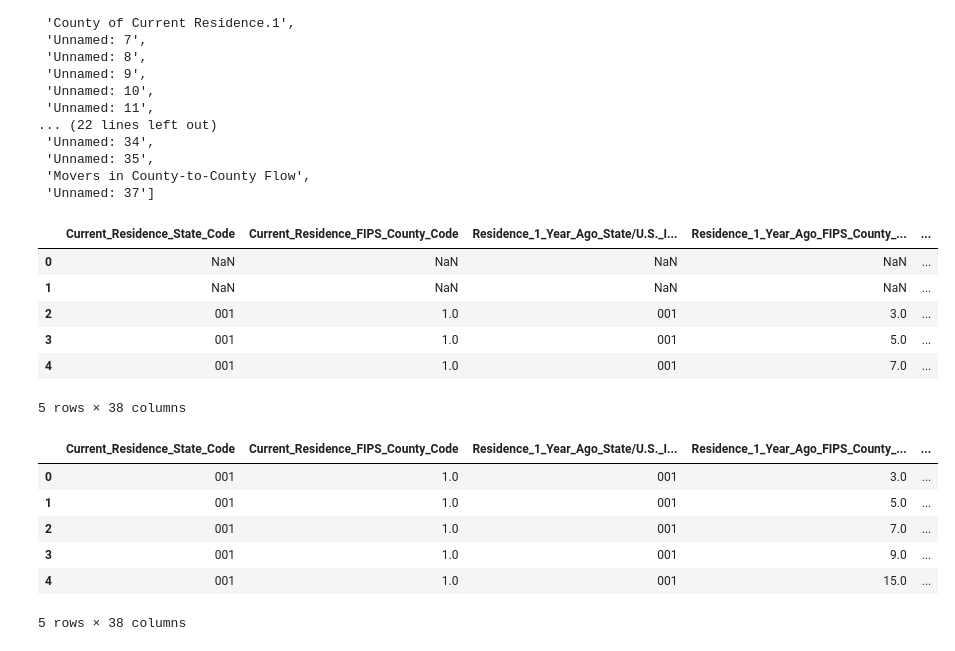
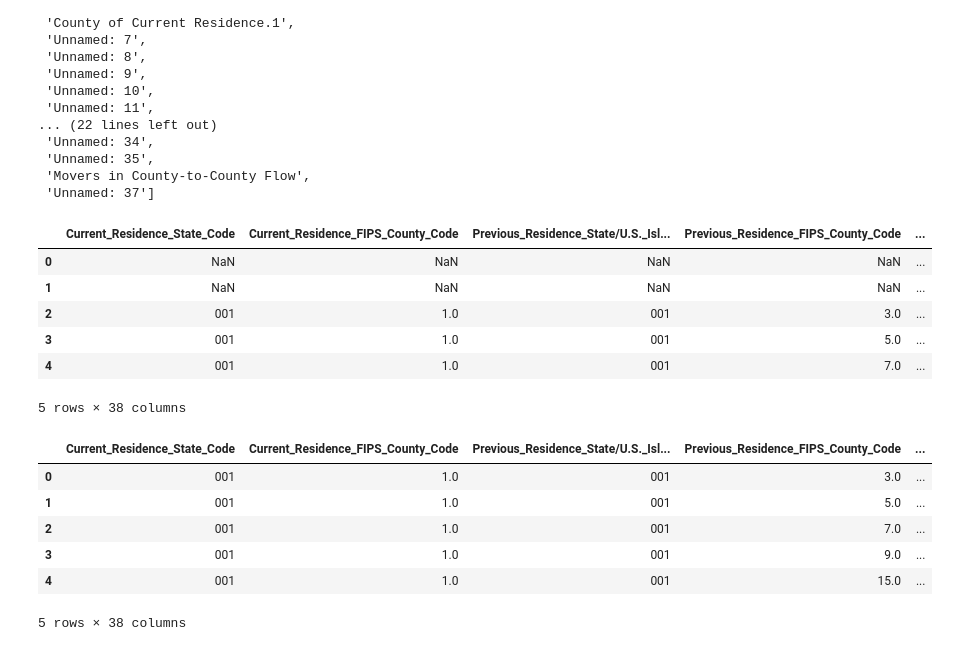
Before and after one commit to Bhargavi-ng/Migration_and_Housing, a Jupyter notebook: current_residence_county_CleanUp.ipynb, the cells around one changed output. Drawn from its saved outputs; the diff is of its cells as text; code cells hidden in the pictures.

```diff
--- a/current_residence_county_CleanUp.ipynb
+++ b/current_residence_county_CleanUp.ipynb
@@ -41,47 +41,47 @@ list(current_residence_df.columns.values)
 # %%
 #Rename columns and replace spaces with underscore
 current_residence_df.rename(columns = {"Current Residence State Code":"Current_Residence_State_Code",
                             "Current Residence FIPS County Code":"Current_Residence_FIPS_County_Code",
-                            "Residence 1 Year Ago State/U.S. Island Area/Foreign Region Code":"Residence_1_Year_Ago_State/U.S._Island Area/Foreign_Region_Code",
-                            "Residence 1 Year Ago FIPS County Code":"Residence_1_Year_Ago_FIPS_County_Code",
-                            "State of Current Residence":"State_of_Current_Residence",
-                            "County of Current Residence":"County_of_Current_Residence",
-                            "County of Current Residence.1":"County_of_Current_Residence_Population_1_Year_and_Over",
-                            "Unnamed: 7":"County_of_Current_Residence_Population_1_Year_and_Over_MOE",
-                            "Unnamed: 8":"County_of_Current_Residence_Nonmovers",
-                            "Unnamed: 9":"County_of_Current_Residence_Nonmovers_MOE",
-                            "Unnamed: 10":"County_of_Current_Residence_Movers_within_United_States",
-                            "Unnamed: 11":"County_of_Current_Residence_Movers_within_United_States_1",
-                            "Unnamed: 12":"County_of_Current_Residence_Movers_within_Same_County",
-                            "Unnamed: 13":"County_of_Current_Residence_Movers_within_Same_County_MOE",
-                            "Unnamed: 14":"County_of_Current_Residence_Movers_from_Different_County_Same_State",
-                            "Unnamed: 15":"County_of_Current_Residence_Movers_from_Different_County_Same_State_MOE",
-                            "Unnamed: 16":"County_of_Current_Residence_Movers_from_Different_State",
-                            "Unnamed: 17":"County_of_Current_Residence_Movers_from_Different_State_MOE",
-                            "Unnamed: 18":"County_of_Current_Residence_Movers_from_Abroad",
-                            "Unnamed: 19":"County_of_Current_Residence_Movers_from_Abroad_MOE",
-                            "State/U.S. Island Area/Foreign Region of Residence 1 Year Ago":"State/U.S._Island_Area/Foreign_Region_of_Residence_1_Year_Ago",
-                            "County of Residence 1 Year Ago":"County_of_Residence_1_Year_Ago",
-                            "County of Residence 1 Year Ago.1":"County_of_Residence_1_Year_Ago_Population_1_Year_and_Over",
-                            "Unnamed: 23":"County_of_Residence_1_Year_Ago_Population_1_Year_and_Over_MOE",
-                            "Unnamed: 24":"County_of_Residence_1_Year_Ago_Nonmovers",
-                            "Unnamed: 25":"County_of_Residence_1_Year_Ago_Nonmovers_MOE",
-                            "Unnamed: 26":"County_of_Residence_1_Year_Ago_Movers_within_United_States_or_Puerto_Rico",
-                            "Unnamed: 27":"County_of_Residence_1_Year_Ago_Movers_within_United_States_or_Puerto_Rico_MOE",
-                            "Unnamed: 28":"County_of_Residence_1_Year_Ago_Movers_within_Same_County",
-                            "Unnamed: 29":"County_of_Residence_1_Year_Ago_Movers_within_Same_County_MOE",
-                            "Unnamed: 30":"County_of_Residence_1_Year_Ago_Movers_within_Different_County_Same_State",
-                            "Unnamed: 31":"County_of_Residence_1_Year_Ago_Movers_within_Different_County_Same_State_MOE",
-                            "Unnamed: 32":"County_of_Residence_1_Year_Ago_Movers_within_Different_State",
-                            "Unnamed: 33":"County_of_Residence_1_Year_Ago_Movers_within_Different_State_MOE",
-                            "Unnamed: 34":"County_of_Residence_1_Year_Ago_Movers_to_Puerto_Rico",
-                            "Unnamed: 35":"County_of_Residence_1_Year_Ago_Movers_to_Puerto_Rico_MOE",
+                            "Residence 1 Year Ago State/U.S. Island Area/Foreign Region Code":"Previous_Residence_State/U.S._Island Area/Foreign_Region_Code",
+                            "Residence 1 Year Ago FIPS County Code":"Previous_Residence_FIPS_County_Code",
+                            "State of Current Residence":"Current_Residence_State",
+                            "County of Current Residence":"Current_Residence_County",
+                            "County of Current Residence.1":"Current_Residence_County_Population_1_Year_and_Over",
+                            "Unnamed: 7":"Current_Residence_County_Population_1_Year_and_Over_MOE",
+                            "Unnamed: 8":"Current_Residence_County_Nonmovers",
+                            "Unnamed: 9":"Current_Residence_County_Nonmovers_MOE",
+                            "Unnamed: 10":"Current_Residence_Movers_within_United_States",
+                            "Unnamed: 11":"Current_Residence_Movers_within_United_States_1",
+                            "Unnamed: 12":"Current_Residence_Movers_within_Same_County",
+                            "Unnamed: 13":"Current_Residence_Movers_within_Same_County_MOE",
+                            "Unnamed: 14":"Current_Residence_Movers_from_Different_County_Same_State",
+                            "Unnamed: 15":"Current_Residence_Movers_from_Different_County_Same_State_MOE",
+                            "Unnamed: 16":"Current_Residence_Movers_from_Different_State",
+                            "Unnamed: 17":"Current_Residence_Movers_from_Different_State_MOE",
+                            "Unnamed: 18":"Current_Residence_Movers_from_Abroad",
+                            "Unnamed: 19":"Current_Residence_Movers_from_Abroad_MOE",
+                            "State/U.S. Island Area/Foreign Region of Residence 1 Year Ago":"Previous_Residence_State/U.S._Island_Area/Foreign_Region",
+                            "County of Residence 1 Year Ago":"Previous_Residence_County",
+                            "County of Residence 1 Year Ago.1":"Previous_Residence_County_Population_1_Year_and_Over",
+                            "Unnamed: 23":"Previous_Residence_County_Population_1_Year_and_Over_MOE",
+                            "Unnamed: 24":"Previous_Residence_County_Nonmovers",
+                            "Unnamed: 25":"Previous_Residence_County_Nonmovers_MOE",
+                            "Unnamed: 26":"Previous_Residence_Movers_within_United_States_or_Puerto_Rico",
+                            "Unnamed: 27":"Previous_Residence_Movers_within_United_States_or_Puerto_Rico_MOE",
+                            "Unnamed: 28":"Previous_Residence_Movers_within_Same_County",
+                            "Unnamed: 29":"Previous_Residence_Movers_within_Same_County_MOE",
+                            "Unnamed: 30":"Previous_Residence_Movers_within_Different_County_Same_State",
+                            "Unnamed: 31":"Previous_Residence_Movers_within_Different_County_Same_State_MOE",
+                            "Unnamed: 32":"Previous_Residence_Movers_within_Different_State",
+                            "Unnamed: 33":"Previous_Residence_Movers_within_Different_State_MOE",
+                            "Unnamed: 34":"Previous_Residence_Movers_to_Puerto_Rico",
+                            "Unnamed: 35":"Previous_Residence_Movers_to_Puerto_Rico_MOE",
                             "Movers in County-to-County Flow":"Movers_in_County_to_County_Flow",
                             "Unnamed: 37":"Movers_in_County_to_County_Flow_MOE"}
                            , inplace = True)
 current_residence_df.head()
 # %% [output]
-|  | Current_Residence_State_Code | Current_Residence_FIPS_County_Code | Residence_1_Year_Ago_State/U.S._I... | Residence_1_Year_Ago_FIPS_County_... | ... |
+|  | Current_Residence_State_Code | Current_Residence_FIPS_County_Code | Previous_Residence_State/U.S._Isl... | Previous_Residence_FIPS_County_Code | ... |
 | 0 | NaN | NaN | NaN | NaN | ... |
 | 1 | NaN | NaN | NaN | NaN | ... |
 | 2 | 001 | 1.0 | 001 | 3.0 | ... |
@@ -94,7 +94,7 @@ current_residence_df = current_residence_df.drop([0,1], axis=0, inplace=False)
 current_residence_df = current_residence_df.reset_index(drop=True)
 current_residence_df.head()
 # %% [output]
-|  | Current_Residence_State_Code | Current_Residence_FIPS_County_Code | Residence_1_Year_Ago_State/U.S._I... | Residence_1_Year_Ago_FIPS_County_... | ... |
+|  | Current_Residence_State_Code | Current_Residence_FIPS_County_Code | Previous_Residence_State/U.S._Isl... | Previous_Residence_FIPS_County_Code | ... |
 | 0 | 001 | 1.0 | 001 | 3.0 | ... |
 | 1 | 001 | 1.0 | 001 | 5.0 | ... |
 | 2 | 001 | 1.0 | 001 | 7.0 | ... |
```
Also changed, not shown: parts of 6 cells of this notebook, 1 other file.
